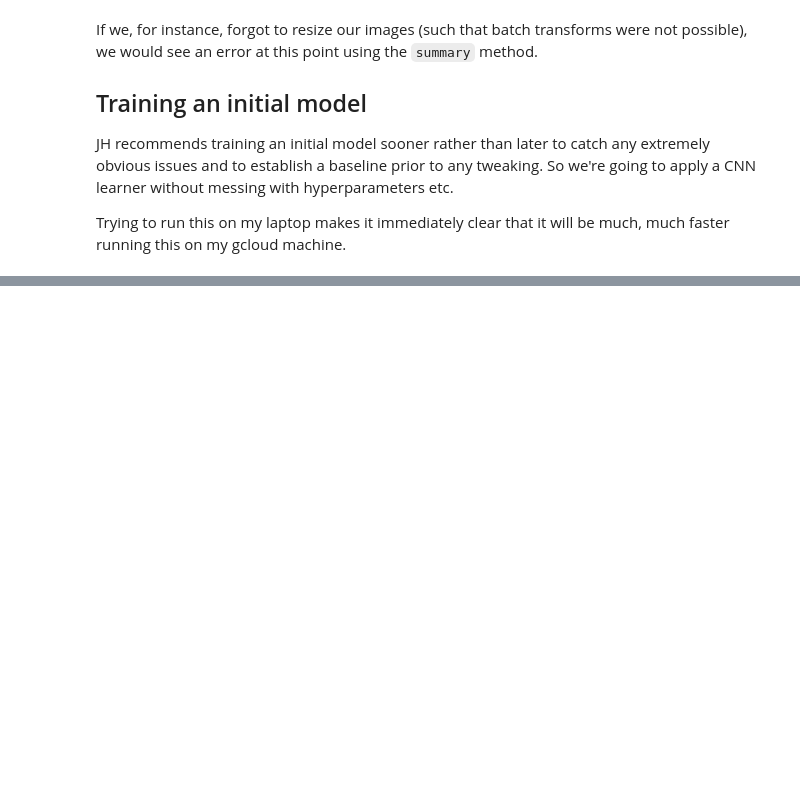
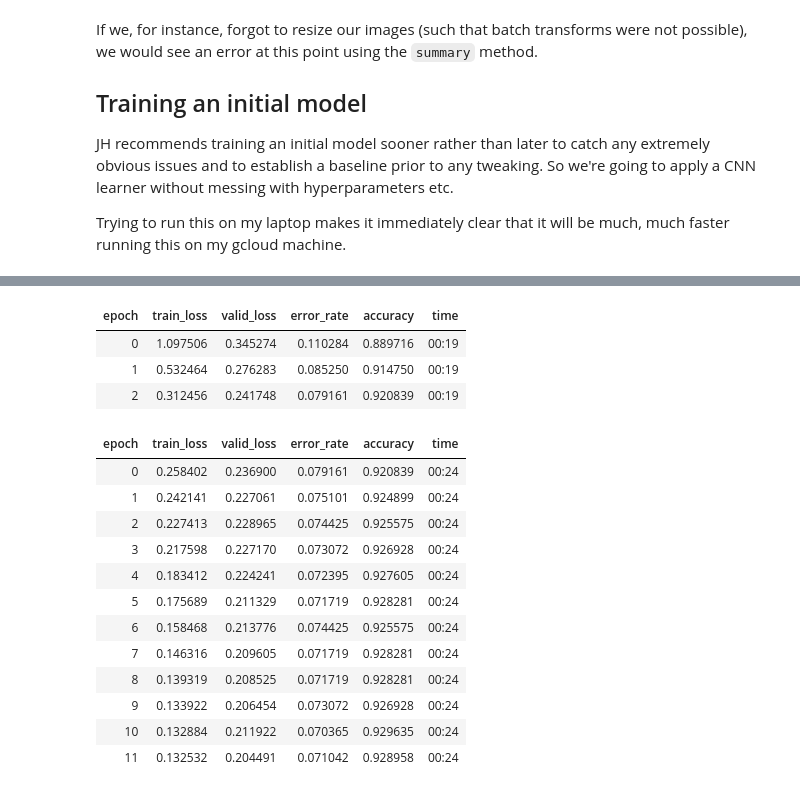
Before and after one commit to djliden/deep_learning_practice, a Jupyter notebook: notebooks/ch5_image_classification.ipynb, the cells around one changed output, grey strips where cells are left out. Drawn from its saved outputs; the diff is of its cells as text; code cells hidden in the pictures; blank space fills up the shorter version.

```diff
--- a/notebooks/ch5_image_classification.ipynb
+++ b/notebooks/ch5_image_classification.ipynb
@@ -95,0 +219,23 @@ learn.fine_tune(2)
+# %%
+learn = cnn_learner(dls, resnet34, metrics=[error_rate, accuracy])
+learn.fit_one_cycle(3, 3e-3)
+learn.unfreeze()
+learn.fit_one_cycle(12, lr_max = slice(1e-6, 1e-4))
+# %% [output]
+| epoch | train_loss | valid_loss | error_rate | accuracy | time |
+| 0 | 1.097506 | 0.345274 | 0.110284 | 0.889716 | 00:19 |
+| 1 | 0.532464 | 0.276283 | 0.085250 | 0.914750 | 00:19 |
+| 2 | 0.312456 | 0.241748 | 0.079161 | 0.920839 | 00:19 |
+| epoch | train_loss | valid_loss | error_rate | accuracy | time |
+| 0 | 0.258402 | 0.236900 | 0.079161 | 0.920839 | 00:24 |
+| 1 | 0.242141 | 0.227061 | 0.075101 | 0.924899 | 00:24 |
+| 2 | 0.227413 | 0.228965 | 0.074425 | 0.925575 | 00:24 |
+| 3 | 0.217598 | 0.227170 | 0.073072 | 0.926928 | 00:24 |
+| 4 | 0.183412 | 0.224241 | 0.072395 | 0.927605 | 00:24 |
+| 5 | 0.175689 | 0.211329 | 0.071719 | 0.928281 | 00:24 |
+| 6 | 0.158468 | 0.213776 | 0.074425 | 0.925575 | 00:24 |
+| 7 | 0.146316 | 0.209605 | 0.071719 | 0.928281 | 00:24 |
+| 8 | 0.139319 | 0.208525 | 0.071719 | 0.928281 | 00:24 |
+| 9 | 0.133922 | 0.206454 | 0.073072 | 0.926928 | 00:24 |
+| 10 | 0.132884 | 0.211922 | 0.070365 | 0.929635 | 00:24 |
+| 11 | 0.132532 | 0.204491 | 0.071042 | 0.928958 | 00:24 |
```
Also changed, not shown: parts of 26 cells of this notebook, 1 other file.
